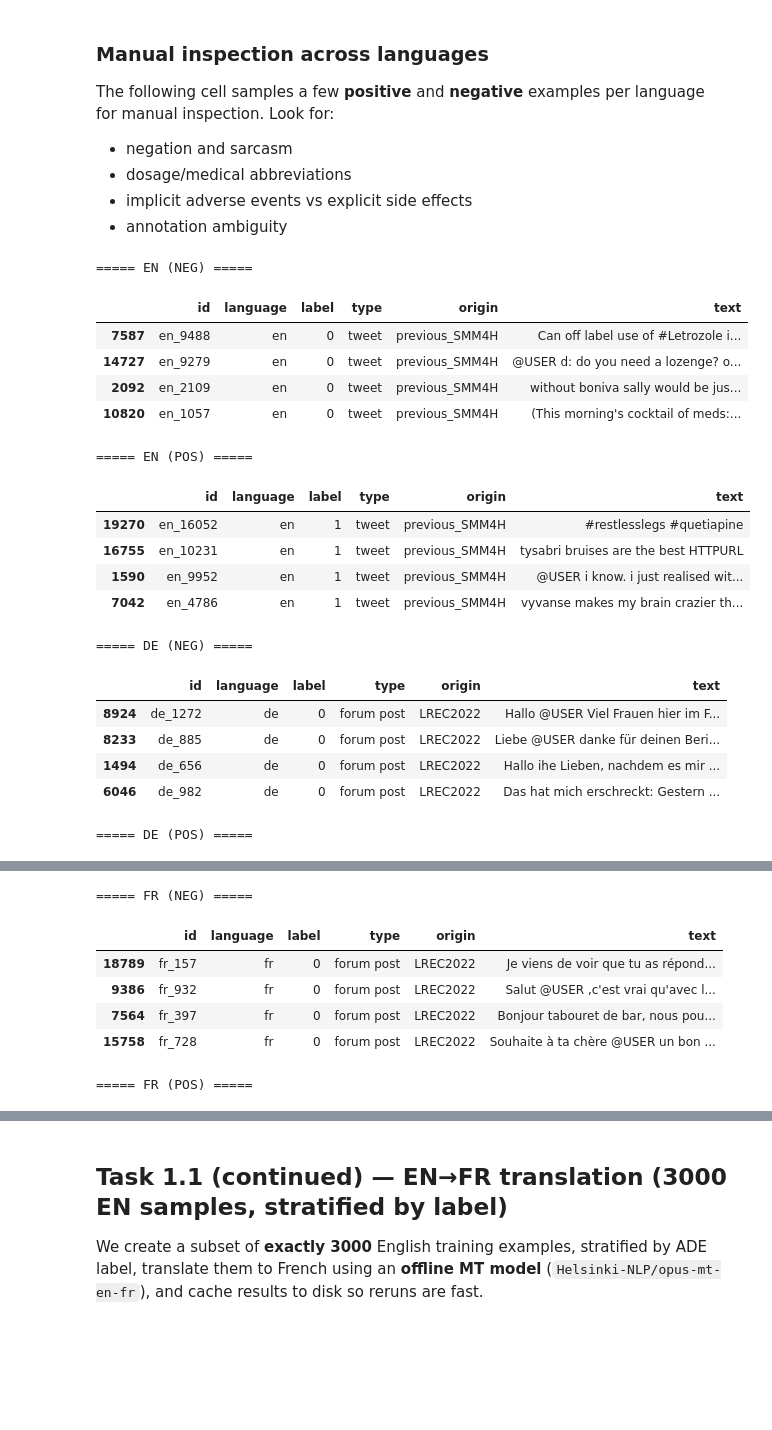
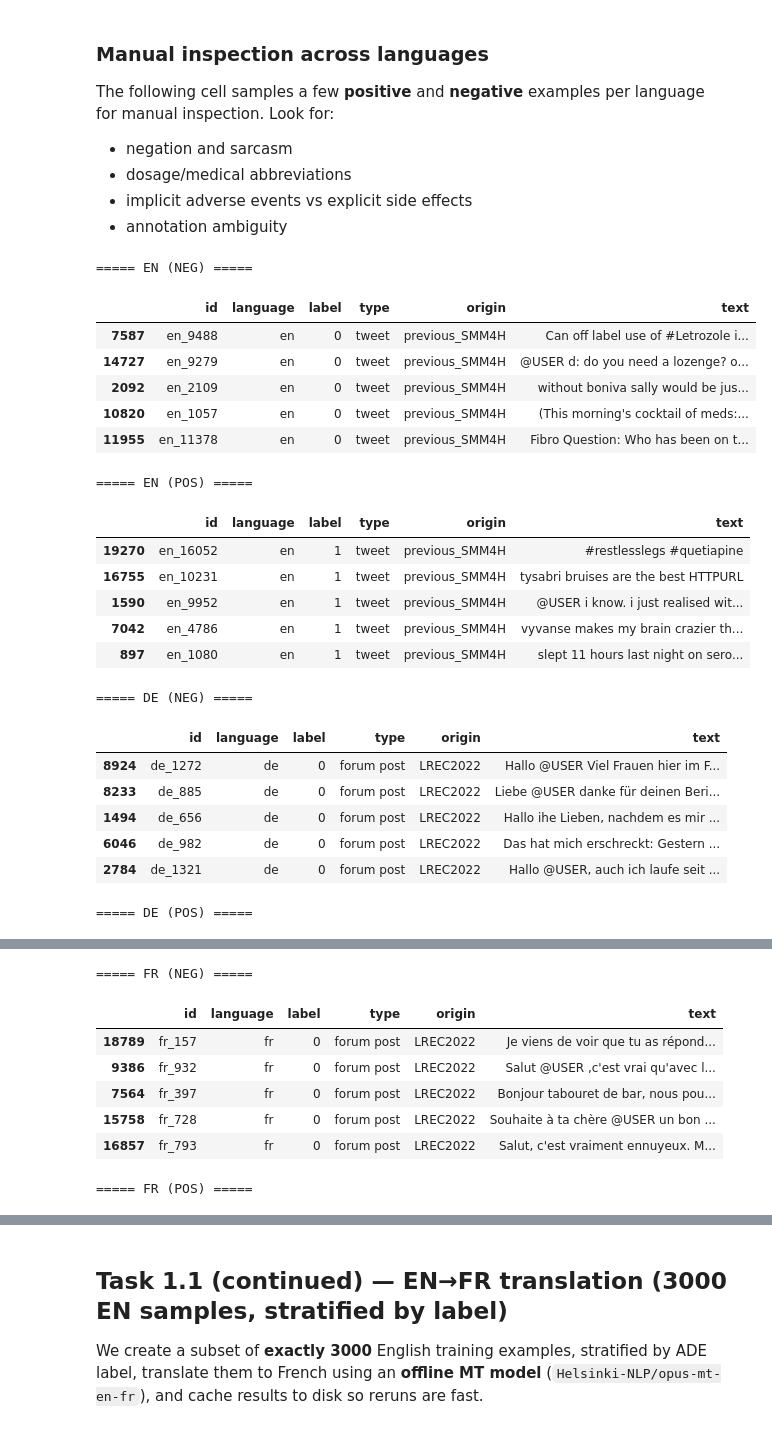
Before and after one commit to atomicsulfate/smm4h-26-task1, a Jupyter notebook: smm4h2026_task1_multilingual_ade.ipynb, the cells around one changed output, grey strips where cells are left out. Saved outputs shown, nothing was run; the diff lists cells and outputs as text; code cells hidden in the pictures; blank space fills up the shorter version.

```diff
--- a/smm4h2026_task1_multilingual_ade.ipynb
+++ b/smm4h2026_task1_multilingual_ade.ipynb
@@ -124,6 +124,32 @@ device: cuda
   "translate_n": 3000,
   "translation_model": "Helsinki-NLP/opus-mt-en-fr"
 }
+# %%
+# Pandas/Jupyter display tweaks: wrap long text and allow horizontal scrolling
+from IPython.display import HTML, display
+
+# Prevent pandas from truncating long strings (e.g., the `text` column)
+pd.set_option("display.max_colwidth", None)
+
+# Make rendered DataFrame tables wrap text and scroll horizontally if needed
+display(HTML("""
+<style>
+div.dataframe {
+  overflow-x: auto;
+}
+div.dataframe table {
+  width: 100%;
+  table-layout: fixed;
+}
+div.dataframe td, div.dataframe th {
+  vertical-align: top;
+}
+div.dataframe td {
+  white-space: pre-wrap;
+  word-break: break-word;
+}
+</style>
+"""))
 # %% [markdown]
 ## Task 1.1 — Load CSVs (train) + redefine dev as test
 
@@ -379,34 +407,37 @@ Look for:
 # %%
 def sample_examples(df: pd.DataFrame, lang: str, label: int, n: int = 5, seed: int = 42) -> pd.DataFrame:
     sub = df[(df["language"] == lang) & (df["label"] == label)].copy()
     if len(sub) == 0:
         return sub
     return sub.sample(n=min(n, len(sub)), random_state=seed)[["id", "language", "label", "type", "origin", "text"]]
 
 for lang in ["en", "de", "fr"]:
     print("\n=====", lang.upper(), "(NEG) =====")
-    display(sample_examples(train_df, lang, 0, n=4, seed=SEED))
+    display(sample_examples(train_df, lang, 0, n=5, seed=SEED))
     print("\n=====", lang.upper(), "(POS) =====")
-    display(sample_examples(train_df, lang, 1, n=4, seed=SEED))
+    display(sample_examples(train_df, lang, 1, n=5, seed=SEED))
 # %% [output]
 ===== EN (NEG) =====
 |  | id | language | label | type | origin | text |
 | 7587 | en_9488 | en | 0 | tweet | previous_SMM4H | Can off label use of #Letrozole i... |
 | 14727 | en_9279 | en | 0 | tweet | previous_SMM4H | @USER d: do you need a lozenge? o... |
 | 2092 | en_2109 | en | 0 | tweet | previous_SMM4H | without boniva sally would be jus... |
 | 10820 | en_1057 | en | 0 | tweet | previous_SMM4H | (This morning's cocktail of meds:... |
+| 11955 | en_11378 | en | 0 | tweet | previous_SMM4H | Fibro Question: Who has been on t... |
 ===== EN (POS) =====
 |  | id | language | label | type | origin | text |
 | 19270 | en_16052 | en | 1 | tweet | previous_SMM4H | #restlesslegs #quetiapine |
 | 16755 | en_10231 | en | 1 | tweet | previous_SMM4H | tysabri bruises are the best HTTPURL |
 | 1590 | en_9952 | en | 1 | tweet | previous_SMM4H | @USER i know. i just realised wit... |
 | 7042 | en_4786 | en | 1 | tweet | previous_SMM4H | vyvanse makes my brain crazier th... |
+| 897 | en_1080 | en | 1 | tweet | previous_SMM4H | slept 11 hours last night on sero... |
 ===== DE (NEG) =====
 |  | id | language | label | type | origin | text |
 | 8924 | de_1272 | de | 0 | forum post | LREC2022 | Hallo @USER Viel Frauen hier im F... |
 | 8233 | de_885 | de | 0 | forum post | LREC2022 | Liebe @USER danke für deinen Beri... |
 | 1494 | de_656 | de | 0 | forum post | LREC2022 | Hallo ihe Lieben, nachdem es mir ... |
 | 6046 | de_982 | de | 0 | forum post | LREC2022 | Das hat mich erschreckt: Gestern ... |
+| 2784 | de_1321 | de | 0 | forum post | LREC2022 | Hallo @USER, auch ich laufe seit ... |
 ===== DE (POS) =====
 |  | id | language | label | type | origin | text |
 | 6427 | de_497 | de | 1 | forum post | SMM4H_24_de_test | Hallo, @USER! Dasselbe Problem ha... |
@@ -419,6 +451,7 @@ for lang in ["en", "de", "fr"]:
 | 9386 | fr_932 | fr | 0 | forum post | LREC2022 | Salut @USER ,c'est vrai qu'avec l... |
 | 7564 | fr_397 | fr | 0 | forum post | LREC2022 | Bonjour tabouret de bar, nous pou... |
 | 15758 | fr_728 | fr | 0 | forum post | LREC2022 | Souhaite à ta chère @USER un bon ... |
+| 16857 | fr_793 | fr | 0 | forum post | LREC2022 | Salut, c'est vraiment ennuyeux. M... |
 ===== FR (POS) =====
 |  | id | language | label | type | origin | text |
 | 5559 | fr_575 | fr | 1 | forum post | SMM4H_24_fr_test | Bonjour, j'ai commencé à utiliser... |
```
Also changed, not shown: parts of 9 cells of this notebook.
